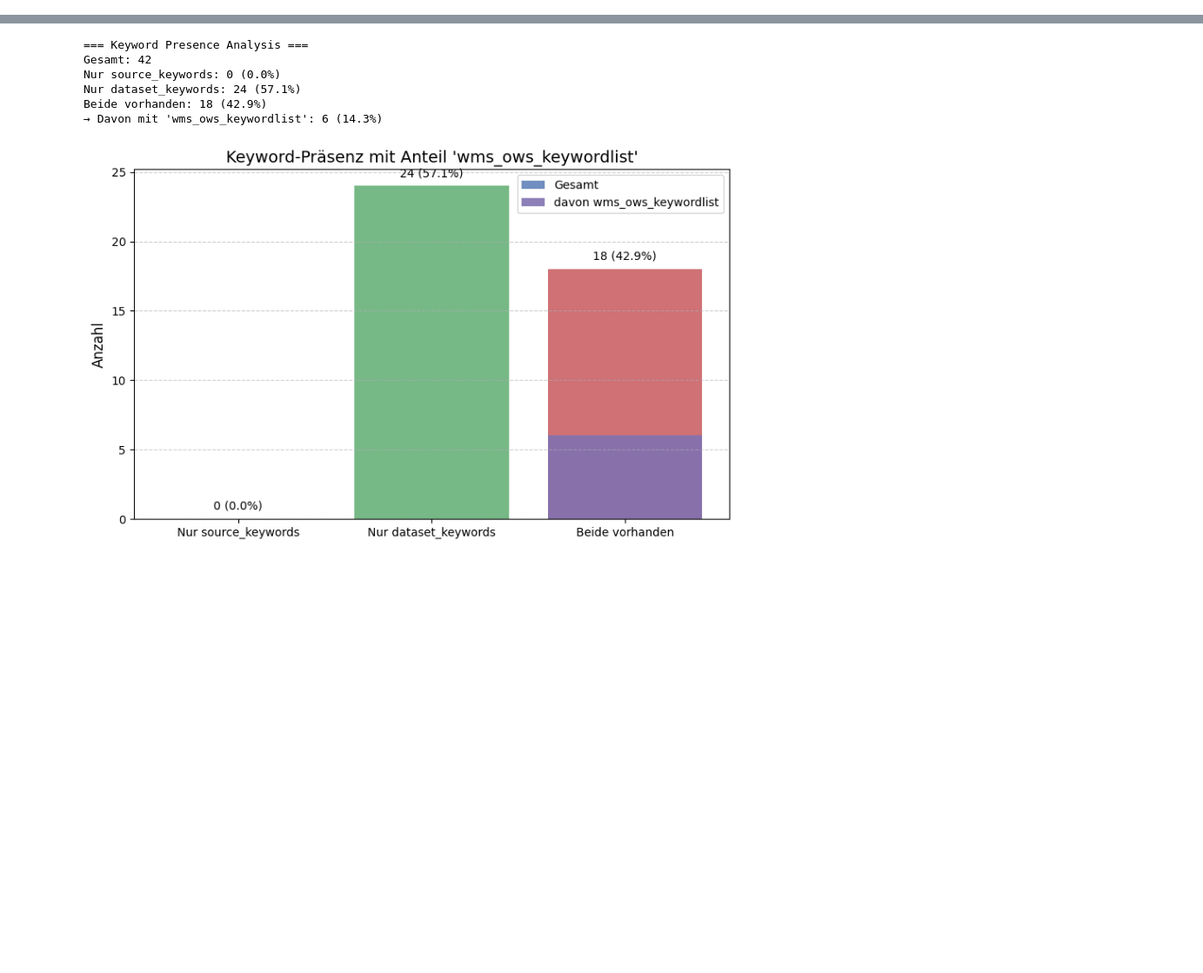
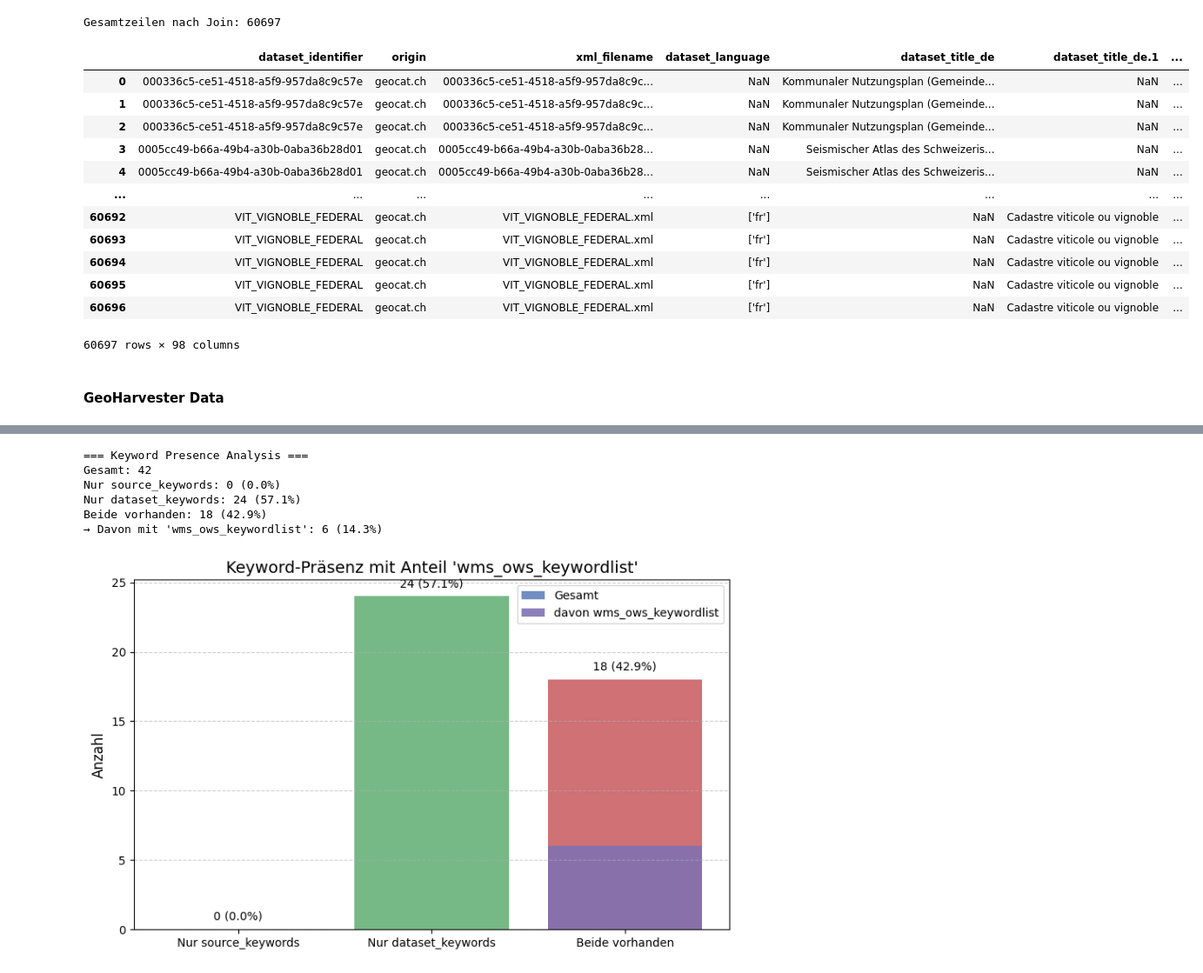
Before and after one commit to FHNW-IGEO/Geoharvester, a Jupyter notebook: scraper/geocat/keyword_finder_in_4m_2_geoharvester_pkl.ipynb, the cells around one changed output, grey strips where cells are left out. Shown at 87% size. Saved outputs shown, nothing was run; the diff lists cells and outputs as text; code cells hidden in the pictures; blank space fills up the shorter version.

```diff
--- a/scraper/geocat/keyword_finder_in_4m_2_geoharvester_pkl.ipynb
+++ b/scraper/geocat/keyword_finder_in_4m_2_geoharvester_pkl.ipynb
@@ -24,3 +79,59 @@ display(geoheravester_data)
+# %%
+# Extract tables
+m = geoheravester_data["dataset"]
+d = geoheravester_data["distribution"]
+c = geoheravester_data["contact_point"]
+
+# Perform the joins exactly as in SQL
+database_4M = (
+    m.merge(c, on="dataset_identifier", how="left", suffixes=("", "_c"))
+     .merge(d, on="dataset_identifier", how="left", suffixes=("", "_d"))
+)
+
+# Rename overlapping origin/xml_filename columns
+database_4M = database_4M.rename(columns={
+    "origin_c": "contact_origin",
+    "xml_filename_c": "contact_xml_filename",
+    "origin_d": "distribution_origin",
+    "xml_filename_d": "distribution_xml_filename"
+})
+
+# Select only the relevant columns (no distribution_identifier — use distribution_id instead)
+columns = list(m.columns) + [
+    "contact_type", "contact_email", "contact_name",
+    "contact_origin", "contact_xml_filename",
+    "distribution_format", "distribution_access_url", "distribution_download_url",
+    "distribution_format_name", "distribution_format_type",
+    "distribution_license", "distribution_rights", "distribution_language",
+    "distribution_id", "distribution_origin", "distribution_xml_filename",
+    "distribution_description_de", "distribution_description_fr",
+    "distribution_description_it", "distribution_description_en",
+    "distribution_description_rm"
+]
+
+# Filter only existing columns (to avoid KeyError if any name is missing)
+existing_columns = [col for col in columns if col in database_4M.columns]
+database_4M = database_4M[existing_columns]
+
+print(f"Gesamtzeilen nach Join: {len(database_4M)}")
+display(database_4M)
+# %% [output]
+Gesamtzeilen nach Join: 60697
+|  | dataset_identifier | origin | xml_filename | dataset_language | dataset_title_de | dataset_title_de.1 | ... |
+| 0 | 000336c5-ce51-4518-a5f9-957da8c9c57e | geocat.ch | 000336c5-ce51-4518-a5f9-957da8c9c... | NaN | Kommunaler Nutzungsplan (Gemeinde... | NaN | ... |
+| 1 | 000336c5-ce51-4518-a5f9-957da8c9c57e | geocat.ch | 000336c5-ce51-4518-a5f9-957da8c9c... | NaN | Kommunaler Nutzungsplan (Gemeinde... | NaN | ... |
+| 2 | 000336c5-ce51-4518-a5f9-957da8c9c57e | geocat.ch | 000336c5-ce51-4518-a5f9-957da8c9c... | NaN | Kommunaler Nutzungsplan (Gemeinde... | NaN | ... |
+| 3 | 0005cc49-b66a-49b4-a30b-0aba36b28d01 | geocat.ch | 0005cc49-b66a-49b4-a30b-0aba36b28... | NaN | Seismischer Atlas des Schweizeris... | NaN | ... |
+| 4 | 0005cc49-b66a-49b4-a30b-0aba36b28d01 | geocat.ch | 0005cc49-b66a-49b4-a30b-0aba36b28... | NaN | Seismischer Atlas des Schweizeris... | NaN | ... |
+| ... | ... | ... | ... | ... | ... | ... | ... |
+| 60692 | VIT_VIGNOBLE_FEDERAL | geocat.ch | VIT_VIGNOBLE_FEDERAL.xml | ['fr'] | NaN | Cadastre viticole ou vignoble | ... |
+| 60693 | VIT_VIGNOBLE_FEDERAL | geocat.ch | VIT_VIGNOBLE_FEDERAL.xml | ['fr'] | NaN | Cadastre viticole ou vignoble | ... |
+| 60694 | VIT_VIGNOBLE_FEDERAL | geocat.ch | VIT_VIGNOBLE_FEDERAL.xml | ['fr'] | NaN | Cadastre viticole ou vignoble | ... |
+| 60695 | VIT_VIGNOBLE_FEDERAL | geocat.ch | VIT_VIGNOBLE_FEDERAL.xml | ['fr'] | NaN | Cadastre viticole ou vignoble | ... |
+| 60696 | VIT_VIGNOBLE_FEDERAL | geocat.ch | VIT_VIGNOBLE_FEDERAL.xml | ['fr'] | NaN | Cadastre viticole ou vignoble | ... |
+60697 rows × 98 columns
+# %% [markdown]
+#### GeoHarvester Data
 # %%
 import sys, types, pickle
 import pandas as pd
```
Also changed, not shown: parts of 19 cells of this notebook, 12 other files.
